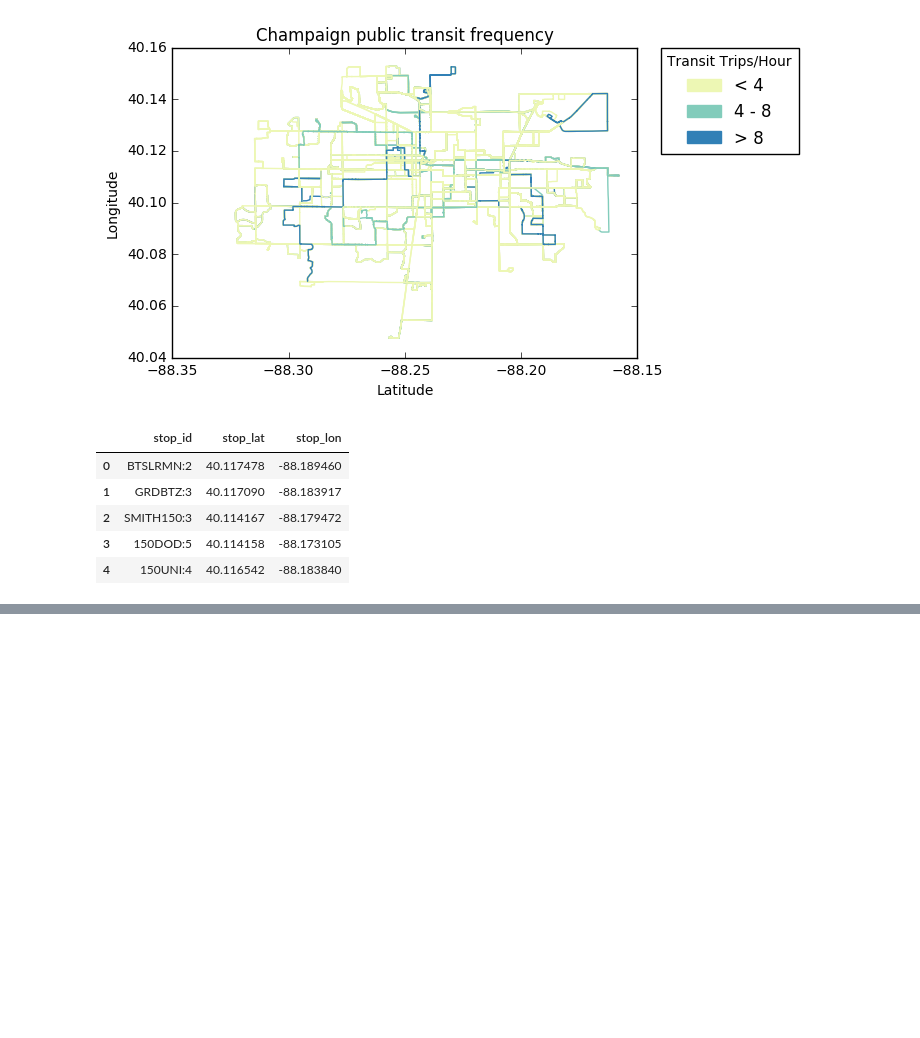
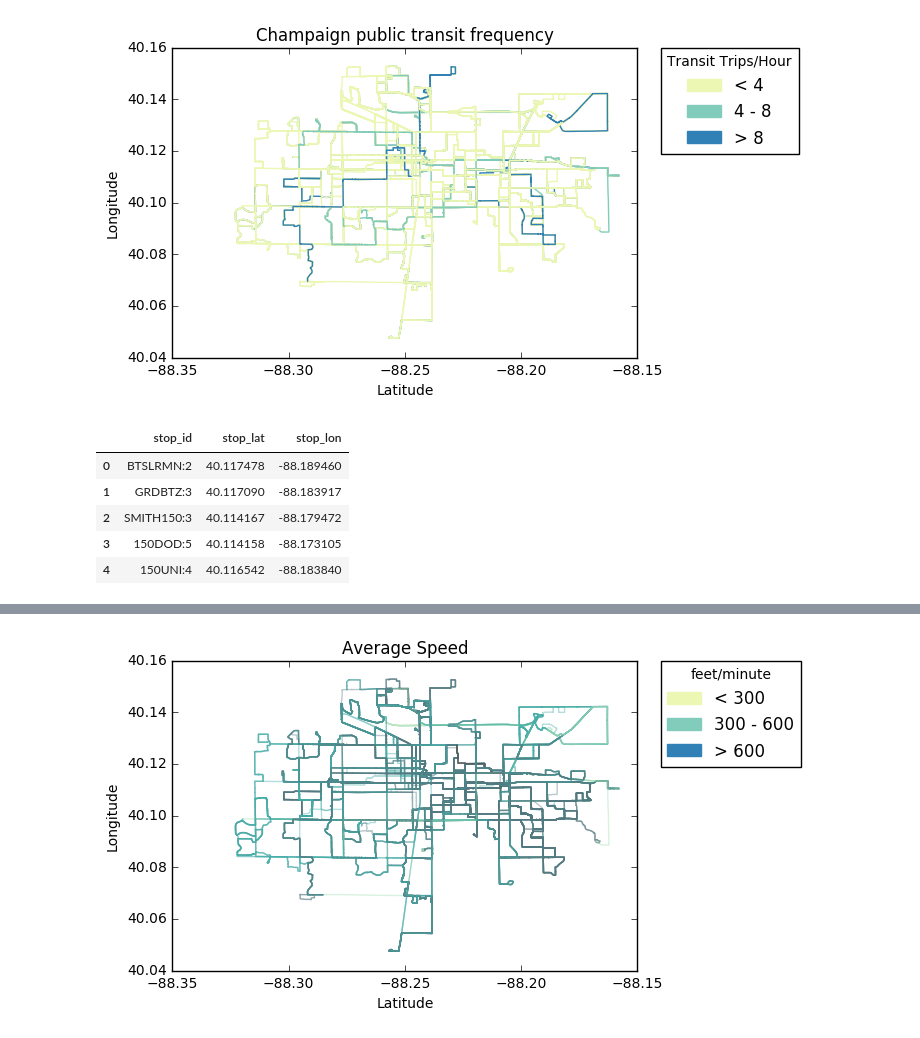
Before and after one commit to huilyu2/project-spring2017, a Jupyter notebook: part1/Trace+Tracking.ipynb, the cells around one changed output, grey strips where cells are left out. Cells and saved outputs as stored; diff of their text form; code cells hidden in the pictures; blank space fills up the shorter version.

```diff
--- a/part1/Trace+Tracking.ipynb
+++ b/part1/Trace+Tracking.ipynb
@@ -93,0 +99,3 @@ for name,group in df_spec_shape:
+# %%
+df_speed_color = pd.read_csv("speed_color.csv")
+df_speed_color.head()
@@ -93,0 +109,18 @@ for name,group in df_spec_shape:
+# %%
+plt.title('Average Speed')
+plt.xlabel('Latitude')
+plt.ylabel('Longitude')
+
+shallow_patch = mpatches.Patch(color='#EDF7B4', label='< 300')
+middle_patch = mpatches.Patch(color='#82CCBB', label='300 - 600')
+dark_patch = mpatches.Patch(color='#3180B6', label='> 600')
+plt.legend(title="feet/minute",handles=[shallow_patch,middle_patch,dark_patch],bbox_to_anchor=(1.05, 1), loc=2, borderaxespad=0.)
+
+
+for name, group in df_shapes:
+    clr = df_speed_color[df_speed_color['shape_id'] == name]['color'].iloc[0]
+    plt.plot(group['shape_pt_lon'], group['shape_pt_lat'], color=clr, alpha = 0.4)
+
+plt.savefig("Average_speed_of_Trips.png",bbox_inches='tight')
+# %% [output]
+[figure, added]
```
Also changed, not shown: parts of 4 cells of this notebook, 2 other files.
